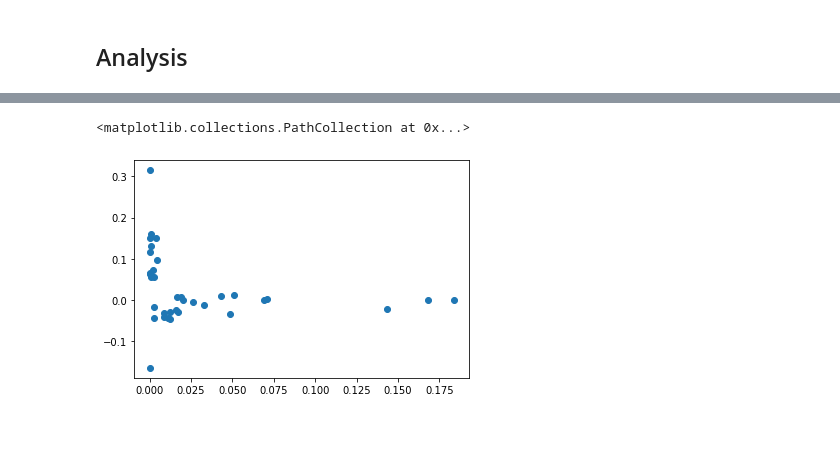
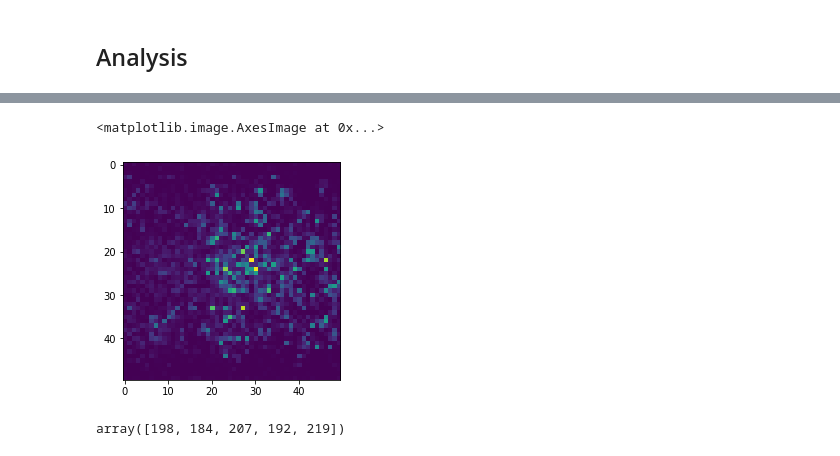
Before and after one commit to womogenes/top-tagging, a Jupyter notebook: exploration.ipynb, the cells around one changed output, grey strips where cells are left out. Drawn from its saved outputs; the diff is of its cells as text; code cells hidden in the pictures; blank space fills up the shorter version.

```diff
--- a/exploration.ipynb
+++ b/exploration.ipynb
@@ -146,11 +152,18 @@ for i, image in enumerate(images):
 # %%
 # Why is nothing showing for W and Z bosons?
+w_boson = np.zeros((resolution, resolution))
+
 for i, event in enumerate(events):
     if event["y"][2] == 1:
-        jets = event["x"]
-        break
+        jet = event["x"]
+
+        etas, phis = jet[:, 1], jet[:, 2]
+        energies = jet[:, 3]
+
+        hist = np.histogram2d(etas, phis, weights=energies, bins=resolution)
+        w_boson += hist[0]
-# %%
-plt.scatter(*jets[:, [0, 1]].T)
-# %% [output]
-<matplotlib.collections.PathCollection at 0x...>
-[figure, removed]
+# %%
+plt.imshow(w_boson)
+# %% [output]
+<matplotlib.image.AxesImage at 0x...>
+[figure, added]
@@ -156,0 +174,4 @@ plt.scatter(*jets[:, [0, 1]].T)
+# %%
+np.sum(y, axis=0)
+# %% [output]
+array([198, 184, 207, 192, 219])
```
Also changed, not shown: parts of 8 cells of this notebook.
